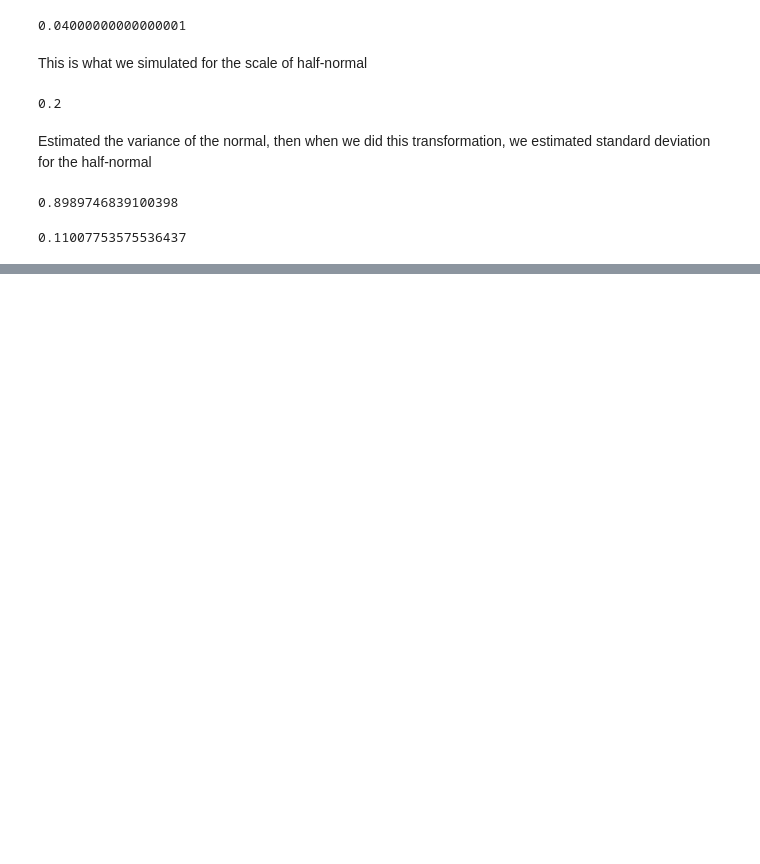
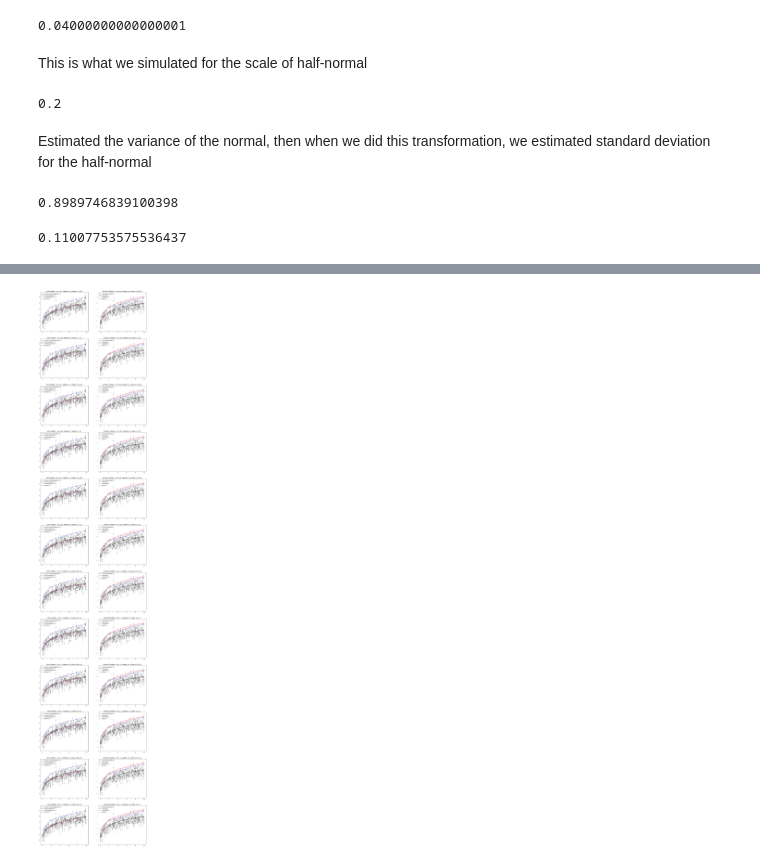
Before and after one commit to ihmeuw-msca/sfma, a Jupyter notebook: notebooks/Data Simulations.ipynb, the cells around one changed output, grey strips where cells are left out. Drawn from its saved outputs; the diff is of its cells as text; code cells hidden in the pictures; blank space fills up the shorter version.

Commit message:
added simulations for lots of different settings

```diff
--- a/notebooks/Data Simulations.ipynb
+++ b/notebooks/Data Simulations.ipynb
@@ -249,0 +317,17 @@ np.sqrt(1 - 2/np.pi)*np.sqrt(2.2239941)
+# %%
+sims = dict()
+
+j = 0
+for NU in [0.01, 0.1]:
+    print(f"NU {NU}")
+    sims[NU] = dict()
+    for GAMMA in [0.0, 0.1, 0.5]:
+        print(f"GAMMA {GAMMA}")
+        sims[NU][GAMMA] = dict()
+        for SIGMA_RAN in [[0.01, 0.02], [0.1, 0.2]]:
+            SIGMA = '-'.join([str(x) for x in SIGMA_RAN])
+            print(f"SIGMA {SIGMA}")
+            print(f"ITER {j}")
+            this_sim = sim_fit(NU, GAMMA, SIGMA_RAN)
+            sims[NU][GAMMA][SIGMA] = this_sim
+            j += 1
@@ -249,0 +394,57 @@ np.sqrt(1 - 2/np.pi)*np.sqrt(2.2239941)
+# %%
+stys = ['solid', 'dashed']
+cols = ['red', 'blue']
+
+fig, ax = plt.subplots(12, 2, figsize=(18, 8*12))
+
+j = 0
+for NU in [0.01, 0.1]:
+    for GAMMA in [0.0, 0.1, 0.5]:
+        for SIGMA_RAN in [[0.01, 0.02], [0.1, 0.2]]:
+            SIGMA = '-'.join([str(x) for x in SIGMA_RAN])
+            this_sim = sims[NU][GAMMA][SIGMA]
+            for concave in [True, False]:
+                if concave:
+                    sty = stys[0]
+                else:
+                    sty = stys[1]
+                for increasing in [True, False]:
+                    if increasing:
+                        clr = cols[0]
+                    else:
+                        clr = cols[1]
+                    i = 0
+                    for include_gamma in [True, False]:
+                        name = ""
+                        if concave:
+                            name += "concave "
+                        if increasing:
+                            name += "increasing "
+                        if include_gamma:
+                            name += "gamma "
+                        if name == "":
+                            name = "basic "
+                        if name + "(+)" in sim.columns:
+                            col = name + "(+)"
+                        elif name + "(-)" in sim.columns:
+                            col = name + "(-)"
+                        elif name + "(x)" in sim.columns:
+                            col = name + "(x)"
+
+                        ax[j,i].plot(x_front, y_front, linestyle='solid', color='black', alpha=0.5)
+                        ax[j,i].errorbar(xs, observed, yerr=sigma, linestyle='None', color='black', alpha=0.05)
+                        ax[j,i].scatter(xs, observed, color='black', alpha=0.05)
+                        ax[j,i].plot(sim['input'], sim[col], c=clr, linestyle=sty, label=col)
+
+                        ax[j,i].legend()
+                        title = f"NU: {NU}, GAMMA: {GAMMA}, SIGMA: {SIGMA}"
+                        if i == 0:
+                            title = "WITH GAMMA -- " + title
+                        if i == 1:
+                            title = "WITHOUT GAMMA -- " + title
+                        ax[j,i].set_title(title)
+                        i += 1
+            j += 1
+plt.savefig("ALL-SETTINGS.pdf")
+# %% [output]
+[figure, added]
```
Also changed, not shown: parts of 8 cells of this notebook.
